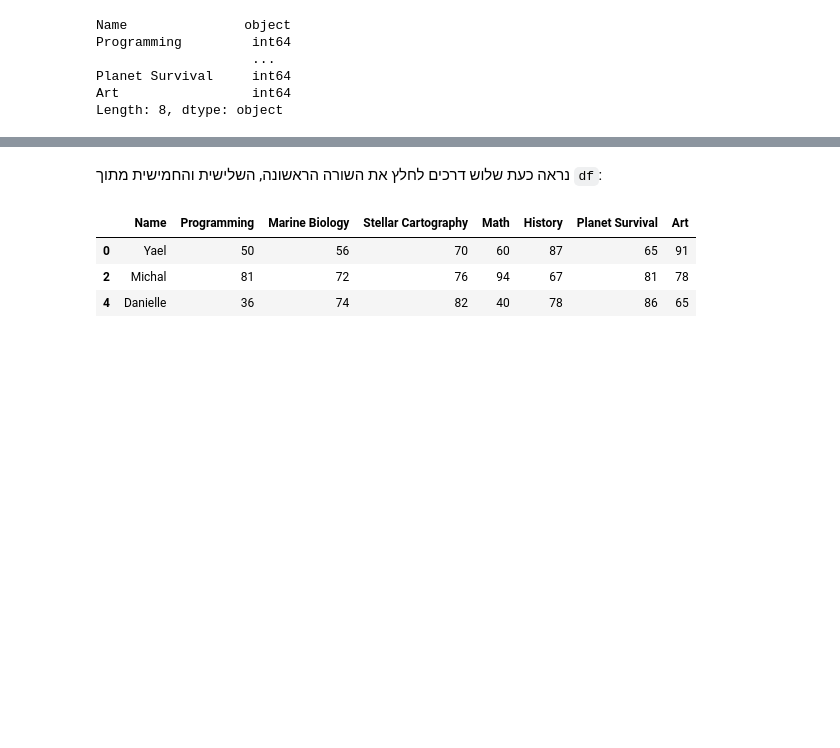
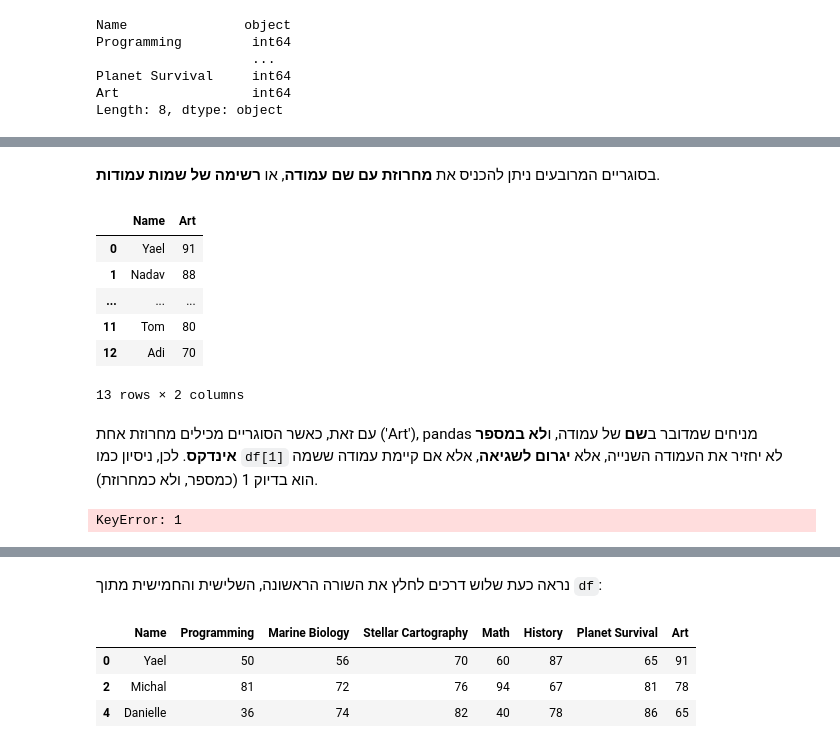
Before and after one commit to hag007/virtual-pyprog, a Jupyter notebook: 19_3_access-df.ipynb, the cells around one changed output, grey strips where cells are left out. Drawn from its saved outputs; the diff is of its cells as text; code cells hidden in the pictures; blank space fills up the shorter version.

```diff
--- a/19_3_access-df.ipynb
+++ b/19_3_access-df.ipynb
@@ -102,0 +113,18 @@ Length: 8, dtype: object
+# %% [markdown]
+בסוגריים המרובעים ניתן להכניס את **מחרוזת עם שם עמודה**, או **רשימה של שמות עמודות**.
+# %%
+display(df[["Programming", "Art"]])
+# %% [output]
+|  | Name | Art |
+| 0 | Yael | 91 |
+| 1 | Nadav | 88 |
+| ... | ... | ... |
+| 11 | Tom | 80 |
+| 12 | Adi | 70 |
+13 rows × 2 columns
+# %% [markdown]
+עם זאת, כאשר הסוגריים מכילים מחרוזת אחת ('Art'), pandas מניחים שמדובר ב**שם** של עמודה, ו**לא במספר אינדקס**. לכן, ניסיון כמו `df[1]` לא יחזיר את העמודה השנייה, אלא **יגרום לשגיאה**, אלא אם קיימת עמודה ששמה הוא בדיוק 1 (כמספר, ולא כמחרוזת).
+# %%
+df[1]
+# %% [output]
+KeyError: 1
```
Also changed, not shown: parts of 73 cells of this notebook.
